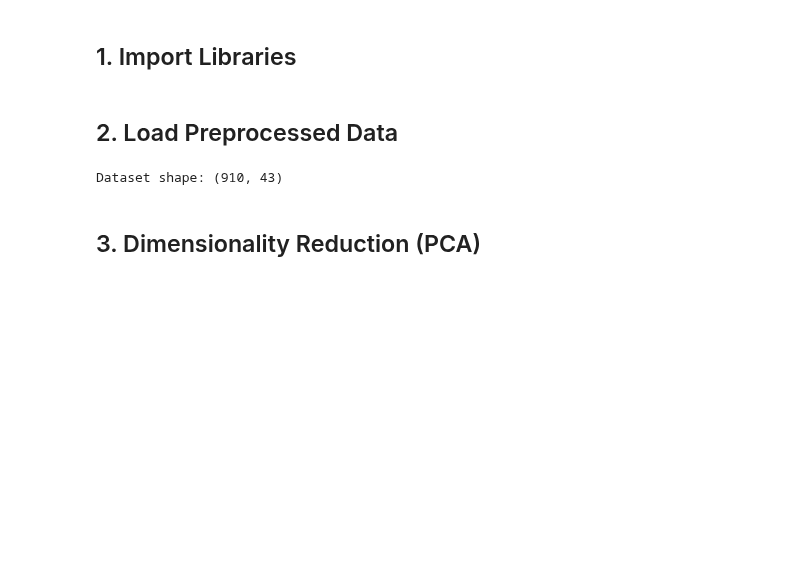
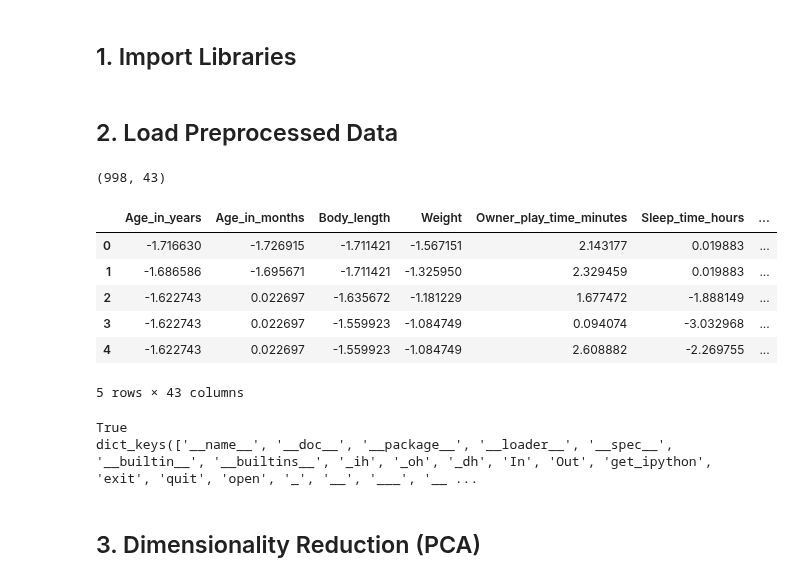
Before and after one commit to alberehap/Project-ML, a Jupyter notebook: unsupervised_models.ipynb, the cells around one changed output. Cells and saved outputs as stored; diff of their text form; code cells hidden in the pictures; blank space fills up the shorter version.

```diff
--- a/unsupervised_models.ipynb
+++ b/unsupervised_models.ipynb
@@ -20,10 +19,27 @@ import seaborn as sns
 # %% [markdown]
 ## 2. Load Preprocessed Data
 # %%
-df = pd.read_csv('data/processed/final_clustering_ready.csv')
-print(f"Dataset shape: {df.shape}")
+import pandas as pd
+
+df_scaled = pd.read_csv("processed/final_clustering_ready.csv")
+
+print(df_scaled.shape)
+df_scaled.head()
 # %% [output]
-Dataset shape: (910, 43)
+(998, 43)
+|  | Age_in_years | Age_in_months | Body_length | Weight | Owner_play_time_minutes | Sleep_time_hours | ... |
+| 0 | -1.716630 | -1.726915 | -1.711421 | -1.567151 | 2.143177 | 0.019883 | ... |
+| 1 | -1.686586 | -1.695671 | -1.711421 | -1.325950 | 2.329459 | 0.019883 | ... |
+| 2 | -1.622743 | 0.022697 | -1.635672 | -1.181229 | 1.677472 | -1.888149 | ... |
+| 3 | -1.622743 | 0.022697 | -1.559923 | -1.084749 | 0.094074 | -3.032968 | ... |
+| 4 | -1.622743 | 0.022697 | -1.559923 | -1.084749 | 2.608882 | -2.269755 | ... |
+5 rows × 43 columns
+# %%
+print("df_scaled" in globals())
+print(globals().keys())
+# %% [output]
+True
+dict_keys(['__name__', '__doc__', '__package__', '__loader__', '__spec__', '__builtin__', '__builtins__', '_ih', '_oh', '_dh', 'In', 'Out', 'get_ipython', 'exit', 'quit', 'open', '_', '__', '___', '__ ...
 # %% [markdown]
 ## 3. Dimensionality Reduction (PCA)
 # %%
```
Also changed, not shown: parts of 7 cells of this notebook, 1 other file.
